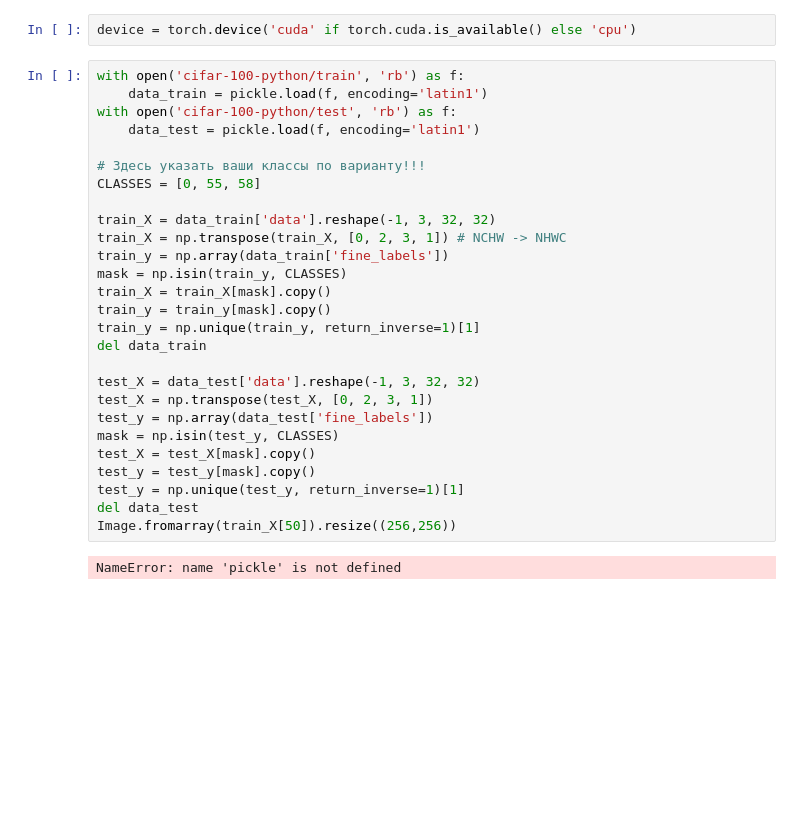
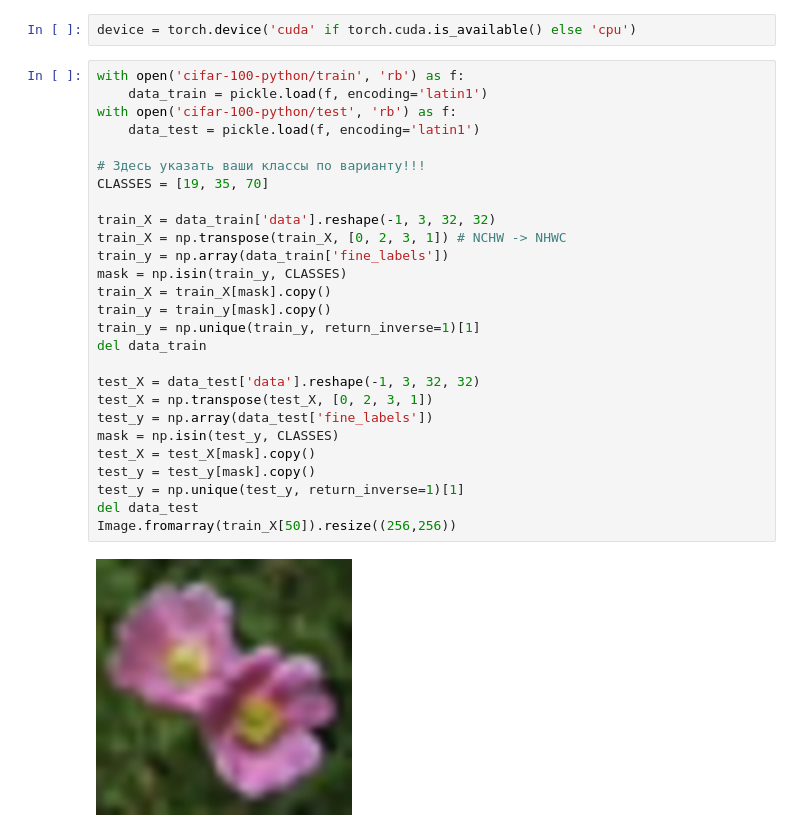
Before and after one commit to a-shirshov/DLIU, a Jupyter notebook: lab3.ipynb, the cells around one changed output. Cells and saved outputs as stored; diff of their text form; blank space fills up the shorter version.

```diff
--- a/lab3.ipynb
+++ b/lab3.ipynb
@@ -24,29 +25,29 @@ device = torch.device('cuda' if torch.cuda.is_available() else 'cpu')
 # %%
 with open('cifar-100-python/train', 'rb') as f:
     data_train = pickle.load(f, encoding='latin1')
 with open('cifar-100-python/test', 'rb') as f:
     data_test = pickle.load(f, encoding='latin1')
 
 # Здесь указать ваши классы по варианту!!!
-CLASSES = [0, 55, 58]
+CLASSES = [19, 35, 70]
 
 train_X = data_train['data'].reshape(-1, 3, 32, 32)
 train_X = np.transpose(train_X, [0, 2, 3, 1]) # NCHW -> NHWC
 train_y = np.array(data_train['fine_labels'])
 mask = np.isin(train_y, CLASSES)
 train_X = train_X[mask].copy()
 train_y = train_y[mask].copy()
 train_y = np.unique(train_y, return_inverse=1)[1]
 del data_train
 
 test_X = data_test['data'].reshape(-1, 3, 32, 32)
 test_X = np.transpose(test_X, [0, 2, 3, 1])
 test_y = np.array(data_test['fine_labels'])
 mask = np.isin(test_y, CLASSES)
 test_X = test_X[mask].copy()
 test_y = test_y[mask].copy()
 test_y = np.unique(test_y, return_inverse=1)[1]
 del data_test
 Image.fromarray(train_X[50]).resize((256,256))
 # %% [output]
-NameError: name 'pickle' is not defined
+[figure, added]
```
Also changed, not shown: parts of 10 cells of this notebook, 9 other files.
